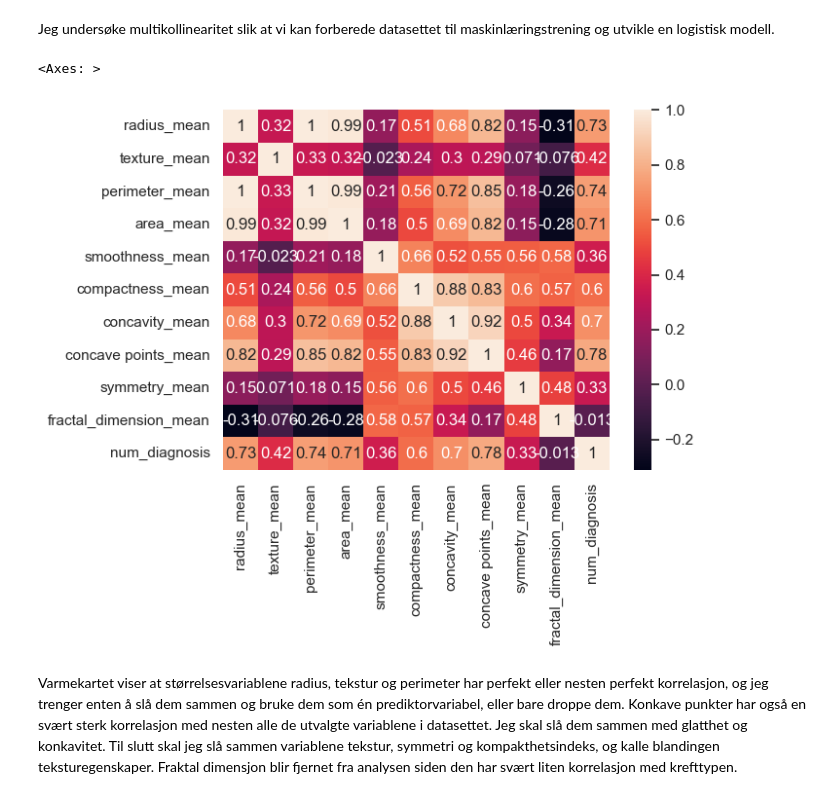
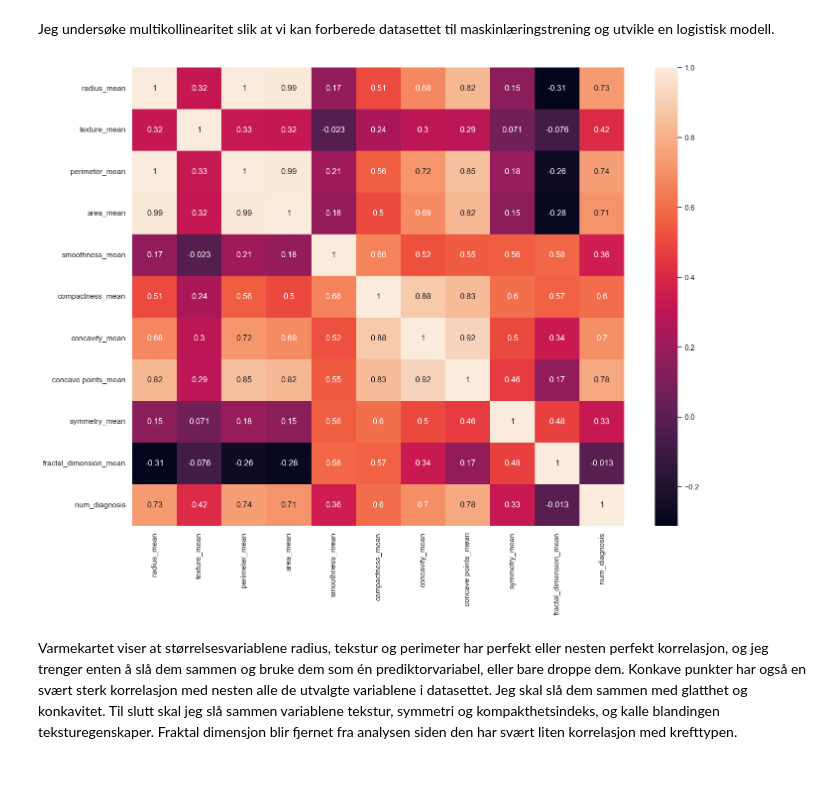
Before and after one commit to Sahatfi/Breast-cancer-prediction, a Jupyter notebook: breast_cancer_prediction.ipynb, the cells around one changed output. Saved outputs shown, nothing was run; the diff lists cells and outputs as text; code cells hidden in the pictures.

Commit message:
Oppdatert notebook og bilder med nytt varmekart

```diff
--- a/breast_cancer_prediction.ipynb
+++ b/breast_cancer_prediction.ipynb
@@ -1289,10 +1290,12 @@ EDA viste at det er flere variabler, for eksempel størrelsesvariabler, som har
 # %% [markdown]
 Jeg undersøke multikollinearitet slik at vi kan forberede datasettet til maskinlæringstrening og utvikle en logistisk modell.
 # %%
+plt.figure(figsize=(16, 12))
 sns.heatmap(df_kreft_ren.corr(), annot = True)
+plt.savefig('images/varmekart.png', dpi=300, bbox_inches='tight')
+plt.show()
 # %% [output]
-<Axes: >
-[figure, old version]
+[figure, new version]
 # %% [markdown]
 Varmekartet viser at størrelsesvariablene radius, tekstur og perimeter har perfekt eller nesten perfekt korrelasjon, og jeg trenger enten å slå dem sammen og bruke dem som én prediktorvariabel, eller bare droppe dem. Konkave punkter har også en svært sterk korrelasjon med nesten alle de utvalgte variablene i datasettet. Jeg skal slå dem sammen med glatthet og konkavitet. Til slutt skal jeg slå sammen variablene tekstur, symmetri og kompakthetsindeks, og kalle blandingen teksturegenskaper. Fraktal dimensjon blir fjernet fra analysen siden den har svært liten korrelasjon med krefttypen.
 # %% [markdown]
```
Also changed, not shown: parts of 6 cells of this notebook, 5 other files.
